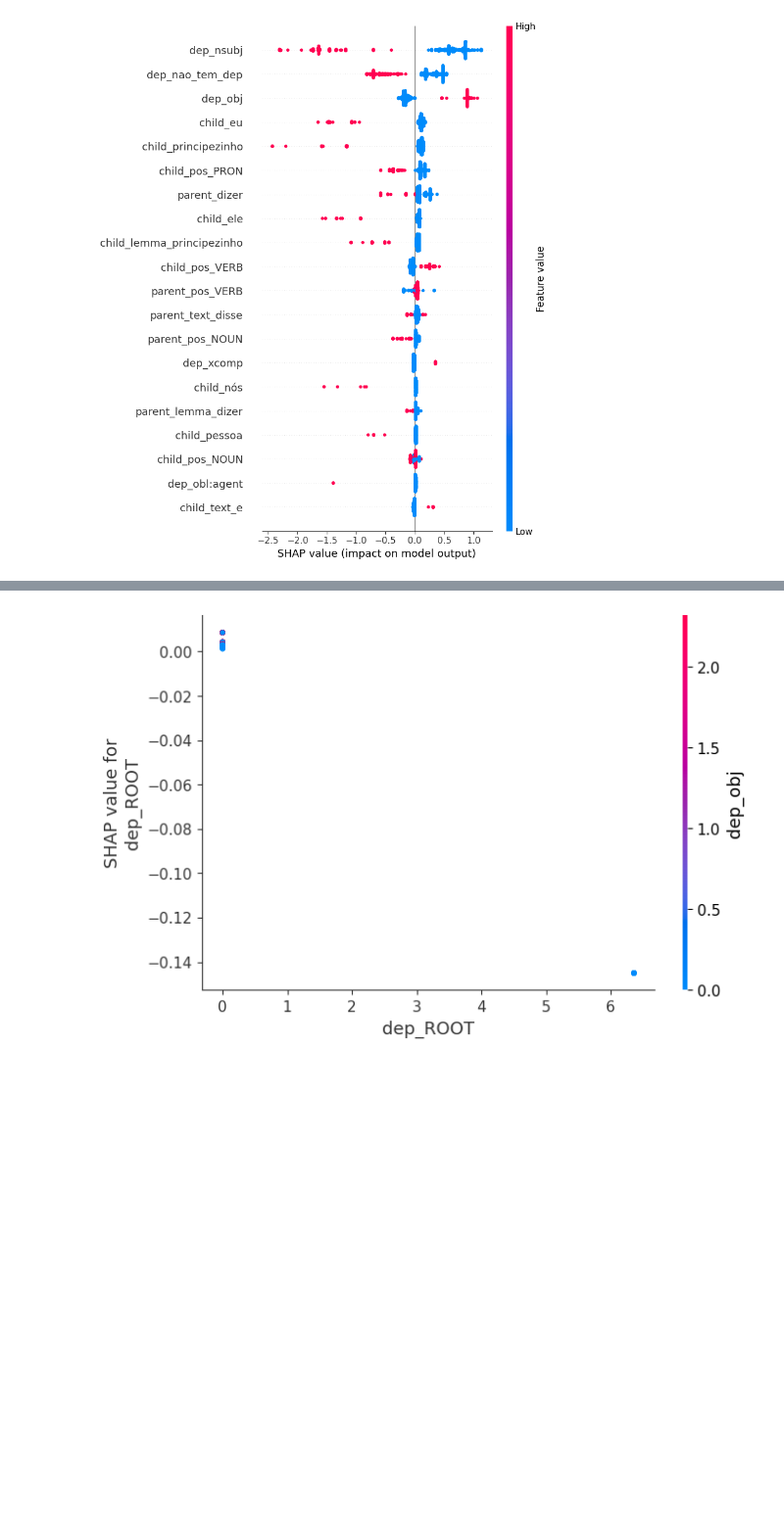
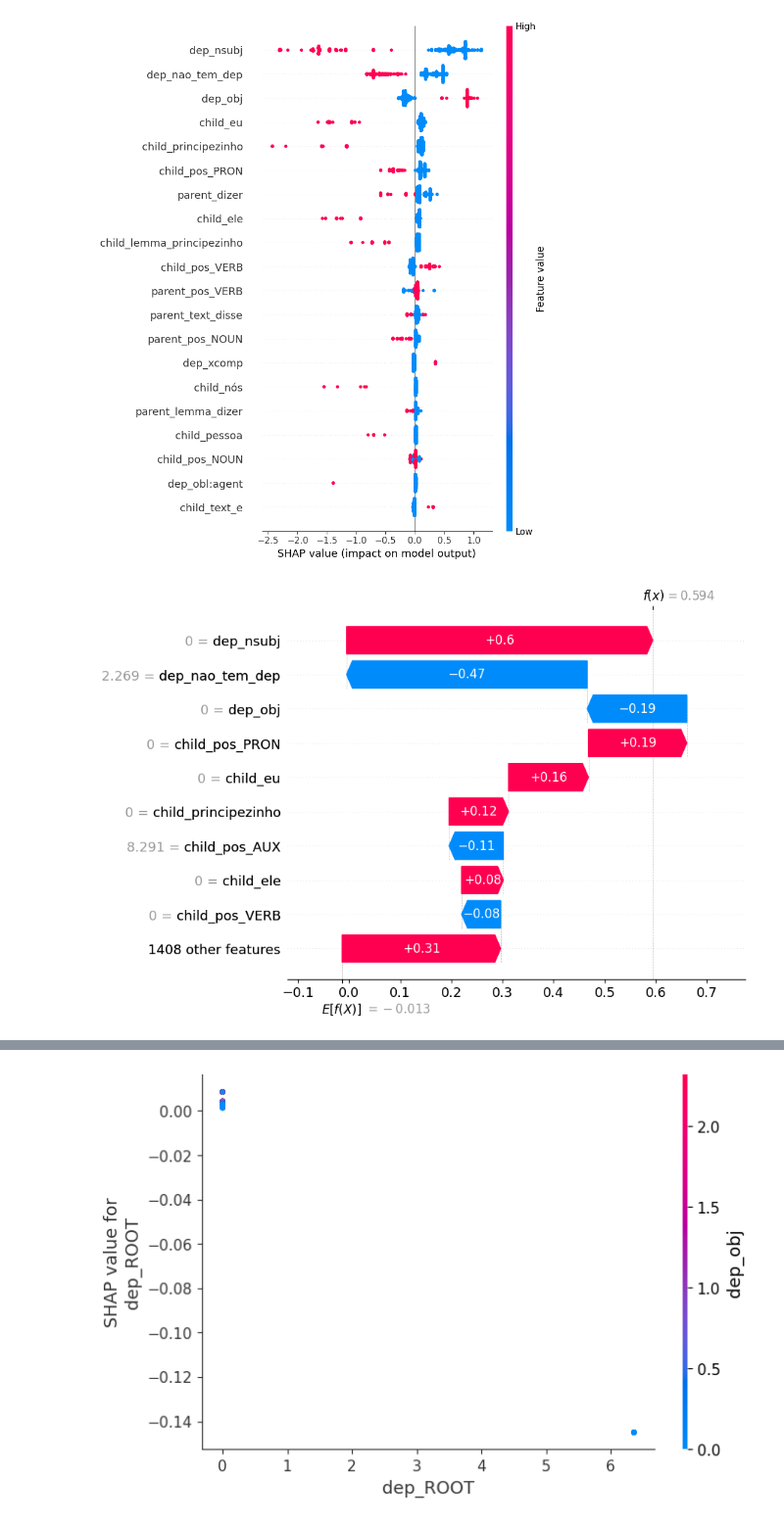
Before and after one commit to semcovici/AMR-BP-prediction, a Jupyter notebook: notebooks/2.0-classification.ipynb, the cells around one changed output, grey strips where cells are left out. Shown at 98% size. Cells and saved outputs as stored; diff of their text form; code cells hidden in the pictures; blank space fills up the shorter version.

```diff
--- a/notebooks/2.0-classification.ipynb
+++ b/notebooks/2.0-classification.ipynb
@@ -527,3 +501,11 @@ shap.summary_plot(shap_values, df_X_test_anl)
 plt.show()
 # %% [output]
 [figure]
+# %%
+sh = explainer(X_test_processed)
+sh.feature_names = selected_features
+# %%
+# ver quais features importaram em uma classificacao
+shap.plots.waterfall(sh[0])
+# %% [output]
+[figure, added]
```
Also changed, not shown: parts of 4 cells of this notebook, 4 other files.
